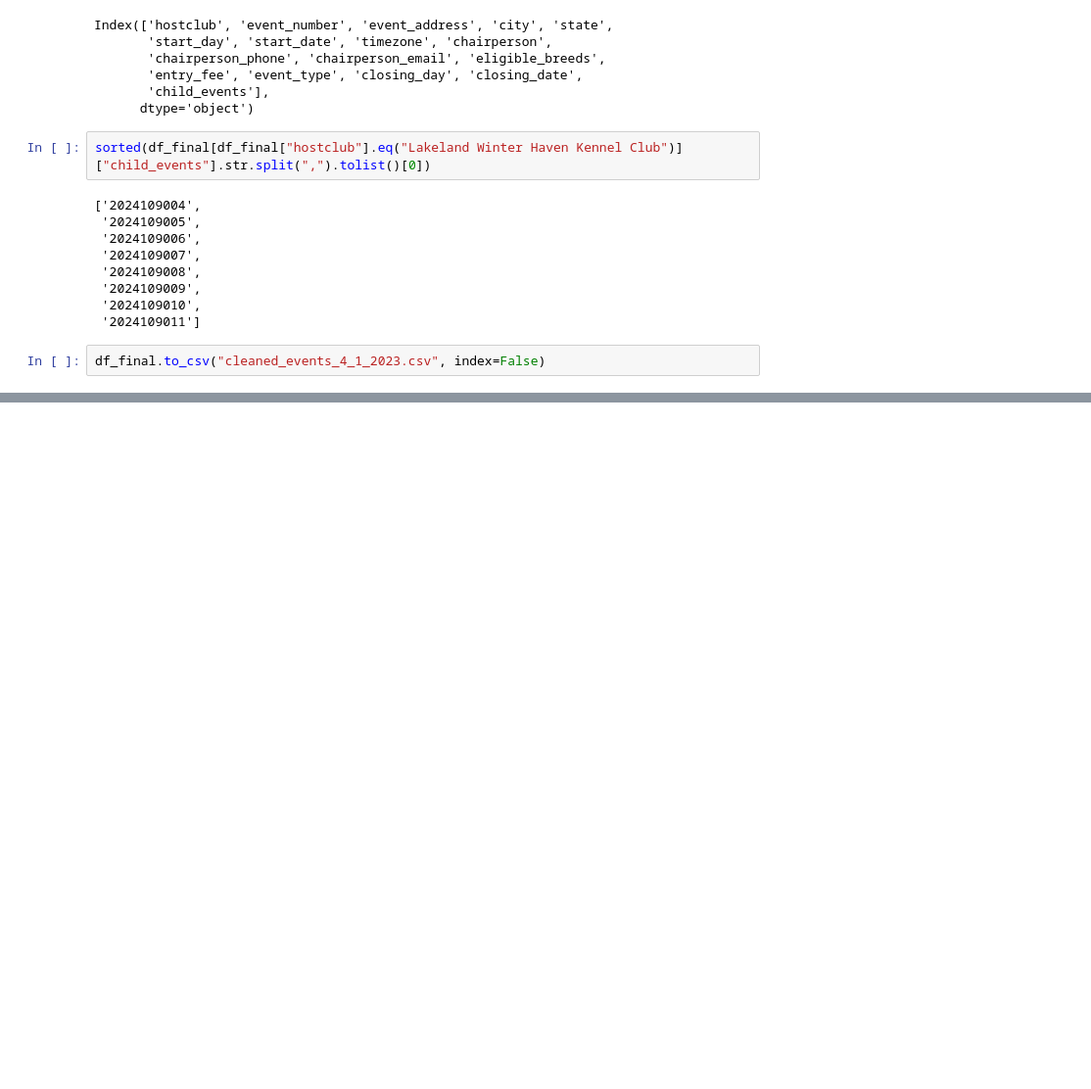
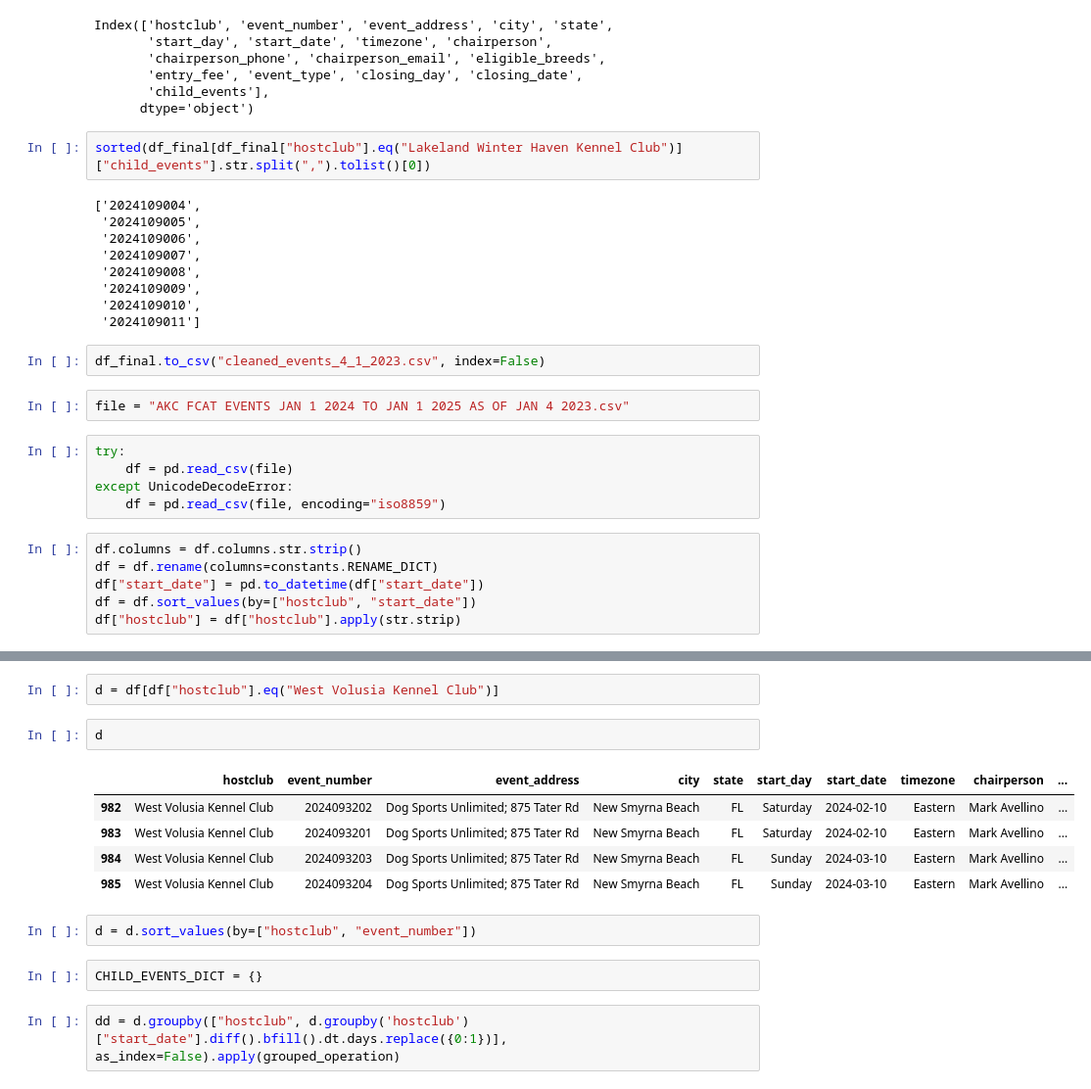
Before and after one commit to Pechi77/update_events_streamlit, a Jupyter notebook: Untitled.ipynb, the cells around one changed output, grey strips where cells are left out. Shown at 98% size. Saved outputs shown, nothing was run; the diff lists cells and outputs as text; blank space fills up the shorter version.

```diff
--- a/Untitled.ipynb
+++ b/Untitled.ipynb
@@ -682,3 +682,16 @@ sorted(df_final[df_final["hostclub"].eq("Lakeland Winter Haven Kennel Club")]["c
  '2024109011']
 # %%
 df_final.to_csv("cleaned_events_4_1_2023.csv", index=False)
+# %%
+file = "AKC FCAT EVENTS JAN 1 2024 TO JAN 1 2025 AS OF JAN 4 2023.csv"
+# %%
+try:
+    df = pd.read_csv(file)
+except UnicodeDecodeError:
+    df = pd.read_csv(file, encoding="iso8859")
+# %%
+df.columns = df.columns.str.strip()
+df = df.rename(columns=constants.RENAME_DICT)
+df["start_date"] = pd.to_datetime(df["start_date"])
+df = df.sort_values(by=["hostclub", "start_date"])
+df["hostclub"] = df["hostclub"].apply(str.strip)
@@ -684,0 +708,16 @@ df_final.to_csv("cleaned_events_4_1_2023.csv", index=False)
+# %%
+d = df[df["hostclub"].eq("West Volusia Kennel Club")]
+# %%
+d
+# %% [output]
+|  | hostclub | event_number | event_address | city | state | start_day | start_date | timezone | chairperson | ... |
+| 982 | West Volusia Kennel Club | 2024093202 | Dog Sports Unlimited; 875 Tater Rd | New Smyrna Beach | FL | Saturday | 2024-02-10 | Eastern | Mark Avellino | ... |
+| 983 | West Volusia Kennel Club | 2024093201 | Dog Sports Unlimited; 875 Tater Rd | New Smyrna Beach | FL | Saturday | 2024-02-10 | Eastern | Mark Avellino | ... |
+| 984 | West Volusia Kennel Club | 2024093203 | Dog Sports Unlimited; 875 Tater Rd | New Smyrna Beach | FL | Sunday | 2024-03-10 | Eastern | Mark Avellino | ... |
+| 985 | West Volusia Kennel Club | 2024093204 | Dog Sports Unlimited; 875 Tater Rd | New Smyrna Beach | FL | Sunday | 2024-03-10 | Eastern | Mark Avellino | ... |
+# %%
+d = d.sort_values(by=["hostclub", "event_number"])
+# %%
+CHILD_EVENTS_DICT = {}
+# %%
+dd = d.groupby(["hostclub", d.groupby('hostclub')["start_date"].diff().bfill().dt.days.replace({0:1})], as_index=False).apply(grouped_operation)
```
Also changed, not shown: parts of 47 cells of this notebook, 3 other files.
